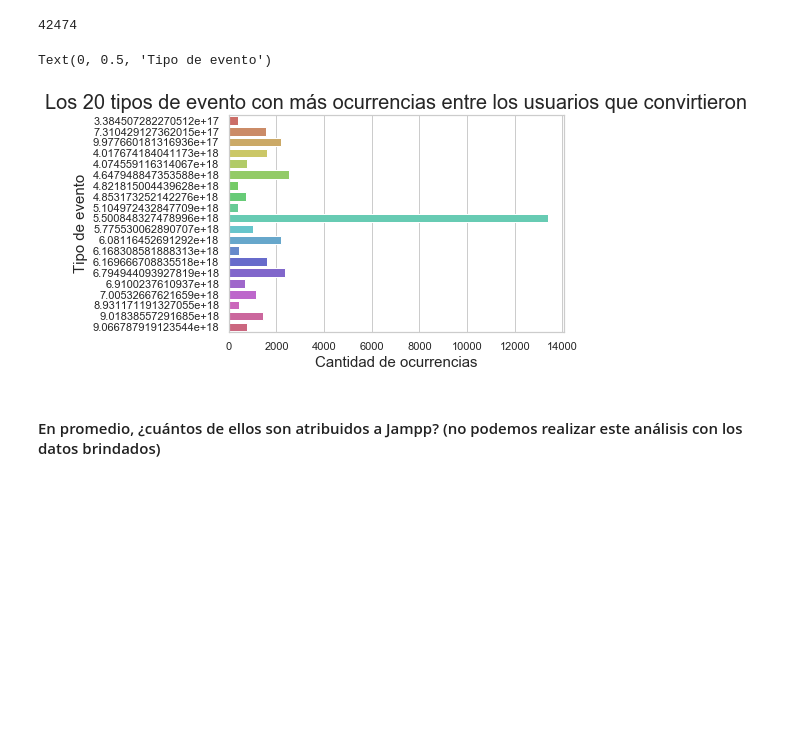
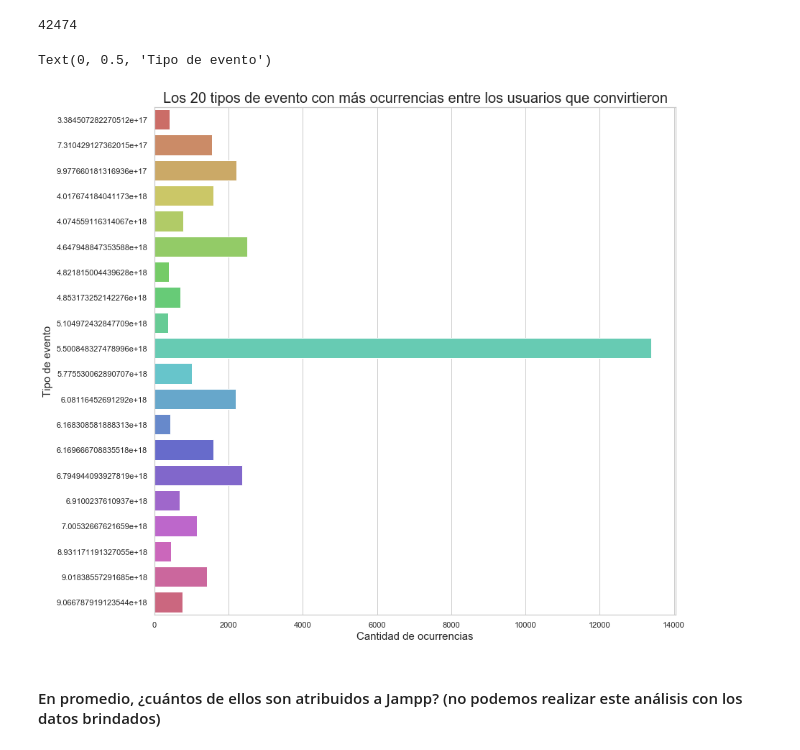
Before and after one commit to AlejandroKler/Datanesa, a Jupyter notebook: Analisis_usuarios_conversores.ipynb, the cells around one changed output. Cells and saved outputs as stored; diff of their text form; code cells hidden in the pictures; blank space fills up the shorter version.

```diff
--- a/Analisis_usuarios_conversores.ipynb
+++ b/Analisis_usuarios_conversores.ipynb
@@ -70,13 +70,15 @@ agrup_tipos_evento = agrup_tipos_evento.sort_values(by = 'cant', ascending = Fal
 # %%
 agrup_tipos_evento_top20 = agrup_tipos_evento.head(20).reset_index()
 # %%
+plt.rcParams['figure.figsize'] = (13, 13)
+
 graph = sns.barplot(x= agrup_tipos_evento_top20['cant'], y = agrup_tipos_evento_top20['kind'], orient='h', palette="hls")
 graph.set_title("Los 20 tipos de evento con más ocurrencias entre los usuarios que convirtieron", fontsize = 20)
 graph.set_xlabel("Cantidad de ocurrencias", fontsize = 15)  #fontdict = font para cambiar la fuente
 graph.set_ylabel("Tipo de evento", fontsize = 15)
 # %% [output]
 Text(0, 0.5, 'Tipo de evento')
-[figure, old version]
+[figure, new version]
 # %% [markdown]
 #### En promedio, ¿cuántos de ellos son atribuidos a Jampp? (no podemos realizar este análisis con los datos brindados)
 # %%
```
Also changed, not shown: parts of 10 cells of this notebook.
